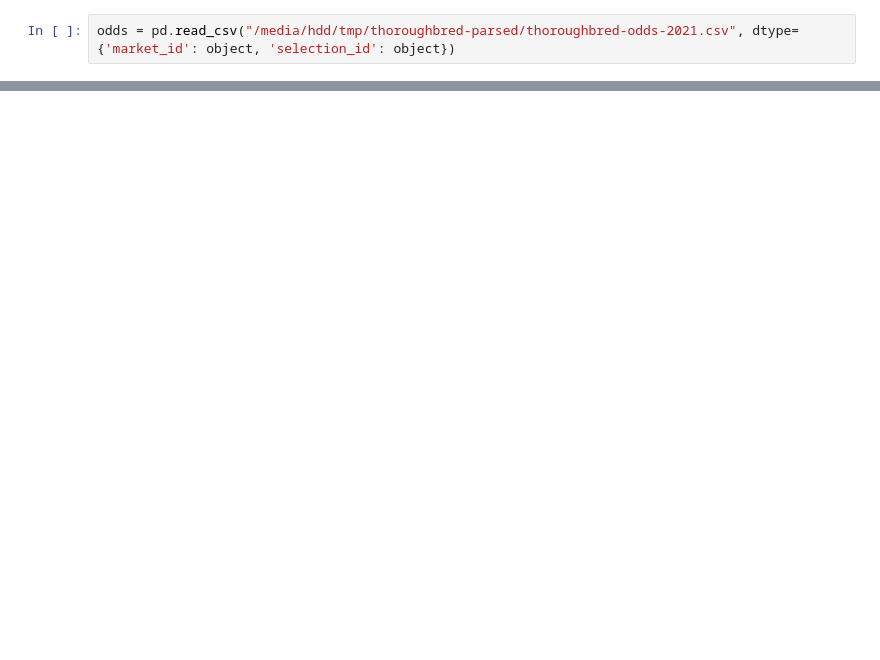
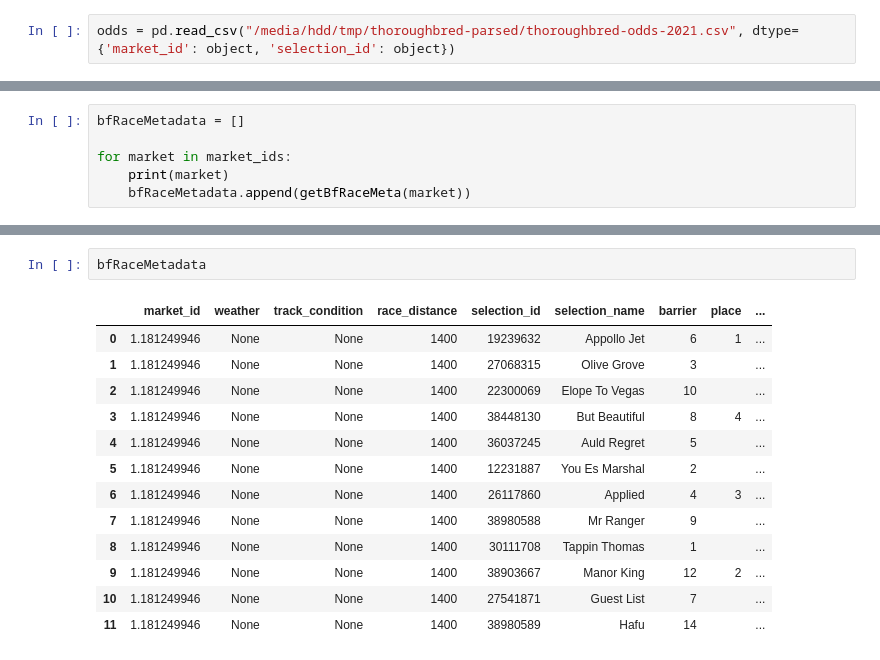
Before and after one commit to TMBish/bfStreamTutorials, a Jupyter notebook: 02-angles/analysis/01-initial-look.ipynb, the cells around one changed output, grey strips where cells are left out. Cells and saved outputs as stored; diff of their text form; blank space fills up the shorter version.

```diff
--- a/02-angles/analysis/01-initial-look.ipynb
+++ b/02-angles/analysis/01-initial-look.ipynb
@@ -44,0 +72,6 @@ sample = odds[odds['market_id']==market_ids[100]]
+# %%
+bfRaceMetadata = []
+
+for market in market_ids:
+    print(market)
+    bfRaceMetadata.append(getBfRaceMeta(market))
@@ -44,0 +93,16 @@ sample = odds[odds['market_id']==market_ids[100]]
+# %%
+bfRaceMetadata
+# %% [output]
+|  | market_id | weather | track_condition | race_distance | selection_id | selection_name | barrier | place | ... |
+| 0 | 1.181249946 | None | None | 1400 | 19239632 | Appollo Jet | 6 | 1 | ... |
+| 1 | 1.181249946 | None | None | 1400 | 27068315 | Olive Grove | 3 |  | ... |
+| 2 | 1.181249946 | None | None | 1400 | 22300069 | Elope To Vegas | 10 |  | ... |
+| 3 | 1.181249946 | None | None | 1400 | 38448130 | But Beautiful | 8 | 4 | ... |
+| 4 | 1.181249946 | None | None | 1400 | 36037245 | Auld Regret | 5 |  | ... |
+| 5 | 1.181249946 | None | None | 1400 | 12231887 | You Es Marshal | 2 |  | ... |
+| 6 | 1.181249946 | None | None | 1400 | 26117860 | Applied | 4 | 3 | ... |
+| 7 | 1.181249946 | None | None | 1400 | 38980588 | Mr Ranger | 9 |  | ... |
+| 8 | 1.181249946 | None | None | 1400 | 30111708 | Tappin Thomas | 1 |  | ... |
+| 9 | 1.181249946 | None | None | 1400 | 38903667 | Manor King | 12 | 2 | ... |
+| 10 | 1.181249946 | None | None | 1400 | 27541871 | Guest List | 7 |  | ... |
+| 11 | 1.181249946 | None | None | 1400 | 38980589 | Hafu | 14 |  | ... |
```
Also changed, not shown: parts of 8 cells of this notebook, 3 other files.
